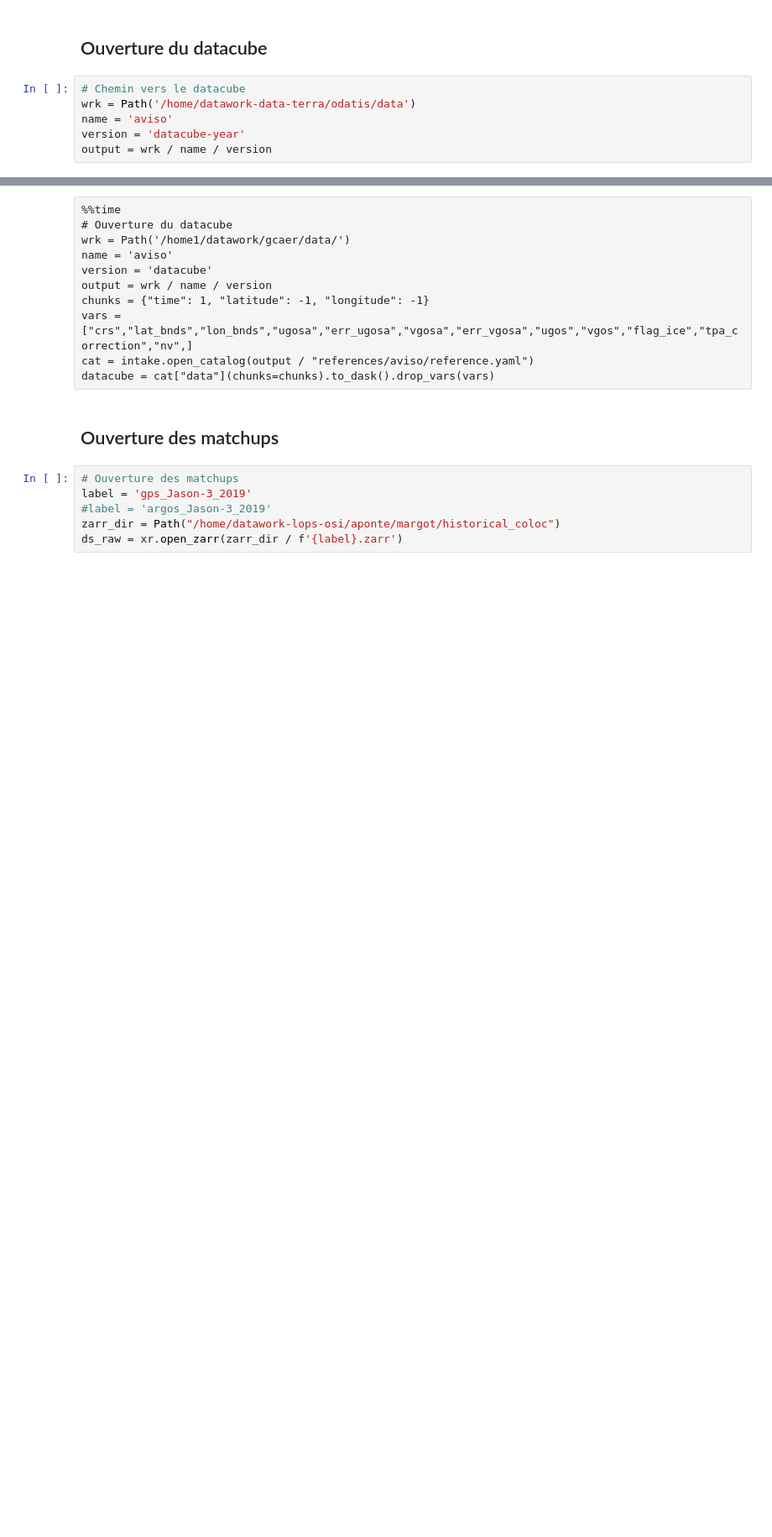
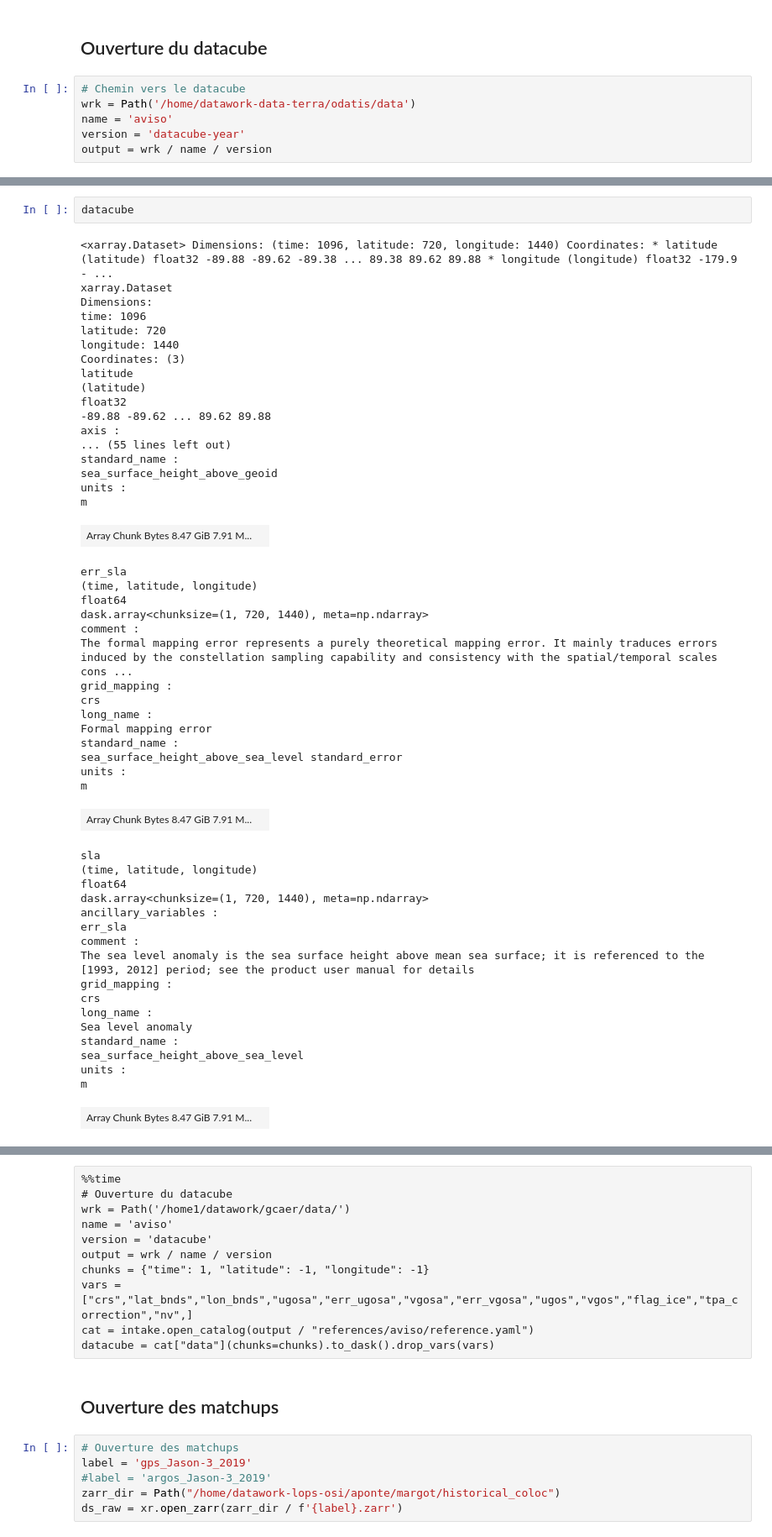
Before and after one commit to margot-demol/historical_analysis, a Jupyter notebook: aviso/4_interpolation.ipynb, the cells around one changed output, grey strips where cells are left out. Shown: that part at 84% size. Drawn from its saved outputs; the diff is of its cells as text; blank space fills up the shorter version.

```diff
--- a/aviso/4_interpolation.ipynb
+++ b/aviso/4_interpolation.ipynb
@@ -96,0 +101,53 @@ Wall time: 29.5 s
+# %%
+datacube
+# %% [output]
+<xarray.Dataset> Dimensions: (time: 1096, latitude: 720, longitude: 1440) Coordinates: * latitude (latitude) float32 -89.88 -89.62 -89.38 ... 89.38 89.62 89.88 * longitude (longitude) float32 -179.9 - ...
+xarray.Dataset
+Dimensions:
+time: 1096
+latitude: 720
+longitude: 1440
+Coordinates: (3)
+latitude
+(latitude)
+float32
+-89.88 -89.62 ... 89.62 89.88
+axis :
+... (55 lines left out)
+standard_name :
+sea_surface_height_above_geoid
+units :
+m
+| Array Chunk Bytes 8.47 GiB 7.91 M... |  |
+err_sla
+(time, latitude, longitude)
+float64
+dask.array<chunksize=(1, 720, 1440), meta=np.ndarray>
+comment :
+The formal mapping error represents a purely theoretical mapping error. It mainly traduces errors induced by the constellation sampling capability and consistency with the spatial/temporal scales cons ...
+grid_mapping :
+crs
+long_name :
+Formal mapping error
+standard_name :
+sea_surface_height_above_sea_level standard_error
+units :
+m
+| Array Chunk Bytes 8.47 GiB 7.91 M... |  |
+sla
+(time, latitude, longitude)
+float64
+dask.array<chunksize=(1, 720, 1440), meta=np.ndarray>
+ancillary_variables :
+err_sla
+comment :
+The sea level anomaly is the sea surface height above mean sea surface; it is referenced to the [1993, 2012] period; see the product user manual for details
+grid_mapping :
+crs
+long_name :
+Sea level anomaly
+standard_name :
+sea_surface_height_above_sea_level
+units :
+m
+| Array Chunk Bytes 8.47 GiB 7.91 M... |  |
```
Also changed, not shown: parts of 16 cells of this notebook, 17 other files.
